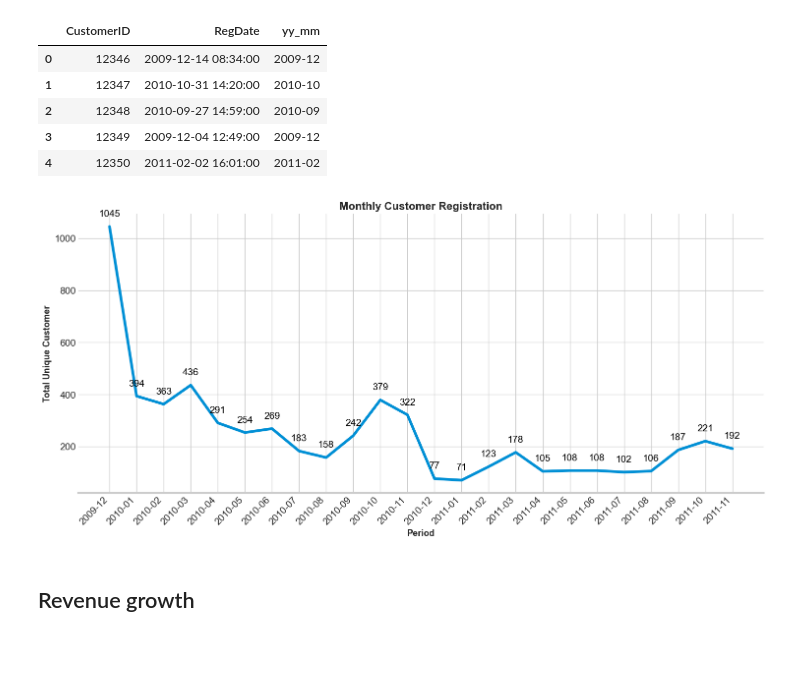
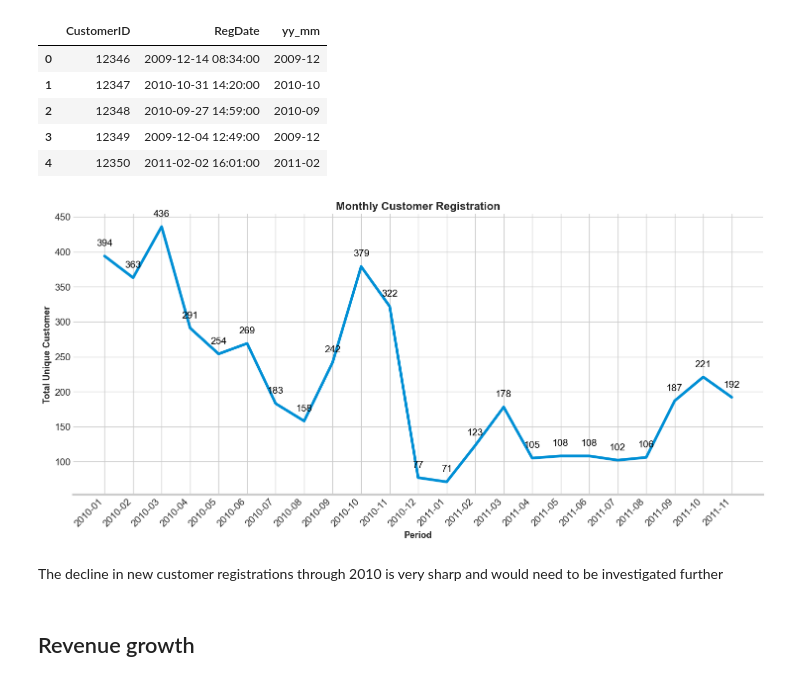
Before and after one commit to BAinebyona/BusinessAnalytics, a Jupyter notebook: Online_Retail/Online_Retail_EDA.ipynb, the cells around one changed output. Saved outputs shown, nothing was run; the diff lists cells and outputs as text; code cells hidden in the pictures; blank space fills up the shorter version.

```diff
--- a/Online_Retail/Online_Retail_EDA.ipynb
+++ b/Online_Retail/Online_Retail_EDA.ipynb
@@ -336,27 +370,30 @@ customer_reg_date.head()
 # %%
 # Month-on-Month Customer Registration
 MoM_cust_Reg = customer_reg_date.groupby('yy_mm', as_index=False).agg(CustRegCount = ('CustomerID', 'count'))
 MoM_cust_Reg['yy_mm'] = MoM_cust_Reg['yy_mm'].astype(str)
 
 # plot the MoM customer Registration
+MoM_cust_Reg_plt = MoM_cust_Reg.iloc[1:-1] # do not plot start and end month - not full months of data
 sns.set_style('whitegrid')
 fig, ax = plt.subplots(figsize=(16,7))
-chart = sns.lineplot(data=MoM_cust_Reg.iloc[:-1, :], x='yy_mm', y='CustRegCount', ax=ax)   # remove last 2019-12 from plt
+chart = sns.lineplot(data=MoM_cust_Reg_plt, x='yy_mm', y='CustRegCount', ax=ax)   # remove last 2019-12 from plt
 sns.despine(left=True)
 # Customize chart
 chart.set_xlabel('Period',weight='bold',fontsize=13)
 chart.set_ylabel('Total Unique Customer', weight='bold',fontsize=13)
 chart.set_title('Monthly Customer Registration',weight='bold',fontsize=16)
-chart.xaxis.set_major_locator(FixedLocator(range(MoM_cust_Reg['yy_mm'].shape[0] - 1)))
-chart.set_xticklabels(MoM_cust_Reg['yy_mm'].iloc[:-1], rotation = 45, ha="right")
+chart.xaxis.set_major_locator(FixedLocator(range(MoM_cust_Reg_plt['yy_mm'].shape[0])))
+chart.set_xticklabels(MoM_cust_Reg_plt['yy_mm'], rotation = 45, ha="right")
 
 ymin, ymax = ax.get_ylim()
 bonus = (ymax - ymin)/ 28   # hard coded bonus but scales with the data
-for x, y, name in zip(MoM_cust_Reg['yy_mm'].iloc[:-1], MoM_cust_Reg['CustRegCount'].iloc[:-1], MoM_cust_Reg['CustRegCount'].iloc[:-1].astype('str')):
+for x, y, name in zip(MoM_cust_Reg_plt['yy_mm'], MoM_cust_Reg_plt['CustRegCount'], MoM_cust_Reg_plt['CustRegCount'].astype('str')):
     ax.text(x, y + bonus, name, color = 'black', ha='center')
 plt.show()
 # %% [output]
-[figure, old version]
+[figure, new version]
+# %% [markdown]
+The decline in new customer registrations through 2010 is very sharp and would need to be investigated further
 # %% [markdown]
 ## Revenue growth
 # %%
```
Also changed, not shown: parts of 18 cells of this notebook.
